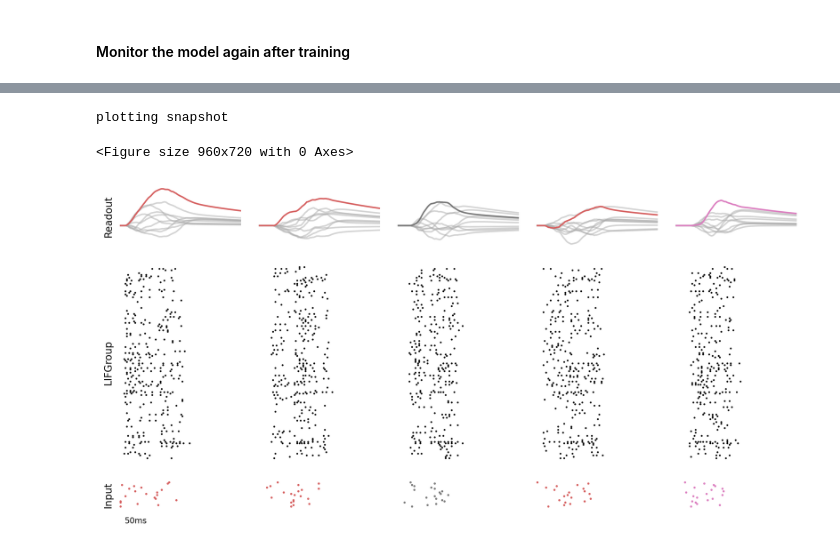
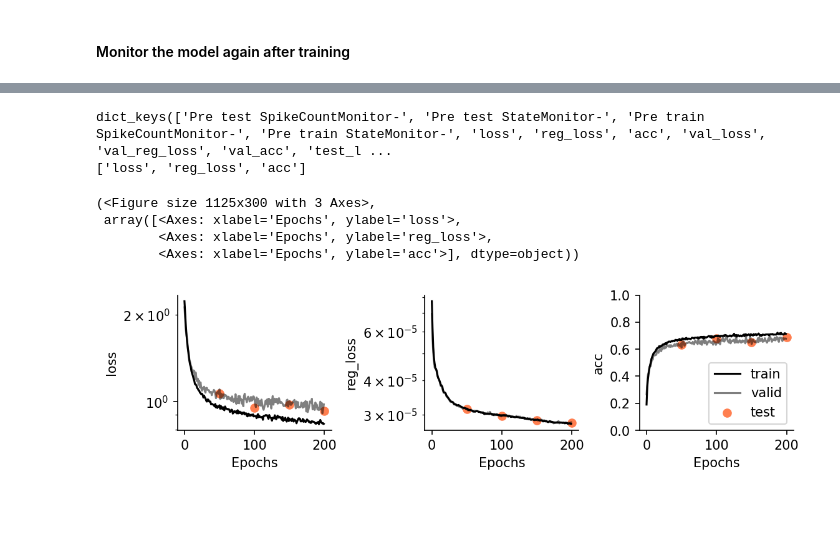
Before and after one commit to jgygax/stork-1, a Jupyter notebook: examples/01_Shallow_SNN_Randman.ipynb, the cells around one changed output, grey strips where cells are left out. Drawn from its saved outputs; the diff is of its cells as text; code cells hidden in the pictures; blank space fills up the shorter version.

```diff
--- a/examples/01_Shallow_SNN_Randman.ipynb
+++ b/examples/01_Shallow_SNN_Randman.ipynb
@@ -238,18 +300,5 @@ torch.Size([103])
 ## Training
 
 takes around 13-20 minutes
-# %%
-history = model.fit_validate(
-    ds_train,
-    ds_valid,
-    nb_epochs=nb_epochs,
-    verbose=True,
-    anneal=True,
-    log_interval=1,
-)
-# %%
-
-results["train_loss"] = history["loss"].tolist()
-results["train_acc"] = history["acc"].tolist()
-results["valid_loss"] = history["val_loss"].tolist()
-results["valid_acc"] = history["val_acc"].tolist()
+# %%
+ep_chunks = 0
@@ -312,7 +364,19 @@ Test acc.:  63.11 %
-# %%
-plt.figure(dpi=150)
-stork.plotting.plot_activity_snapshot(model, data=ds_test, nb_samples=5)
-# %% [output]
-plotting snapshot
-<Figure size 960x720 with 0 Axes>
-[figure, removed]
+# %%
+print(results.keys())
+names = [k for k in results.keys() if not ("val" in k or "test" in k or "Monitor" in k)]
+print(names)
+
+plot_training(
+    results,
+    nb_epochs=nb_epochs,
+    epoch_chunks=ep_chunks,  # cfg.training.epoch_chunks,
+    names=names,
+)
+# %% [output]
+dict_keys(['Pre test SpikeCountMonitor-', 'Pre test StateMonitor-', 'Pre train SpikeCountMonitor-', 'Pre train StateMonitor-', 'loss', 'reg_loss', 'acc', 'val_loss', 'val_reg_loss', 'val_acc', 'test_l ...
+['loss', 'reg_loss', 'acc']
+(<Figure size 1125x300 with 3 Axes>,
+ array([<Axes: xlabel='Epochs', ylabel='loss'>,
+        <Axes: xlabel='Epochs', ylabel='reg_loss'>,
+        <Axes: xlabel='Epochs', ylabel='acc'>], dtype=object))
+[figure, added]
```
Also changed, not shown: parts of 25 cells of this notebook, 4 other files.
